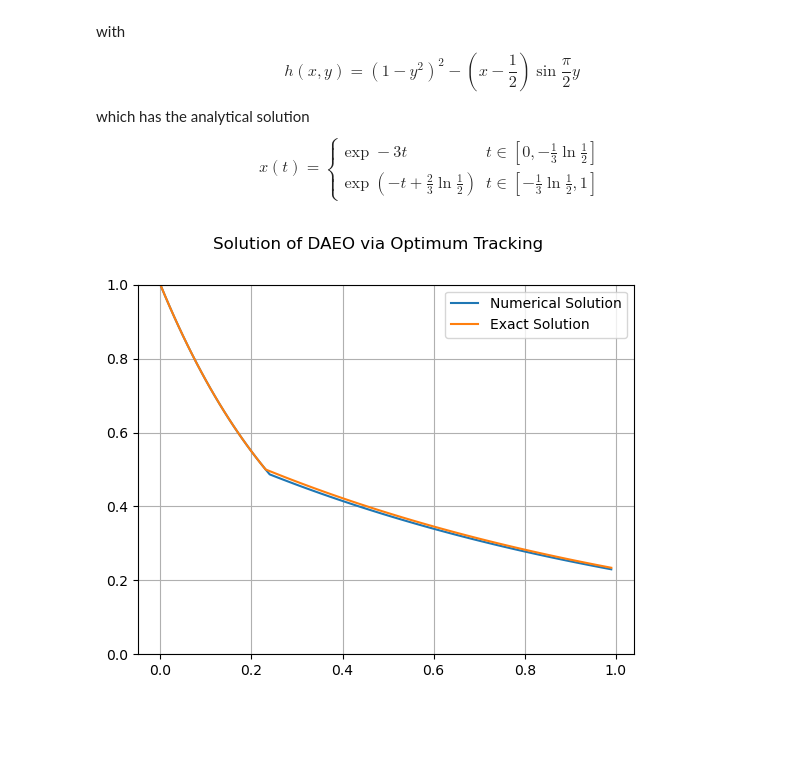
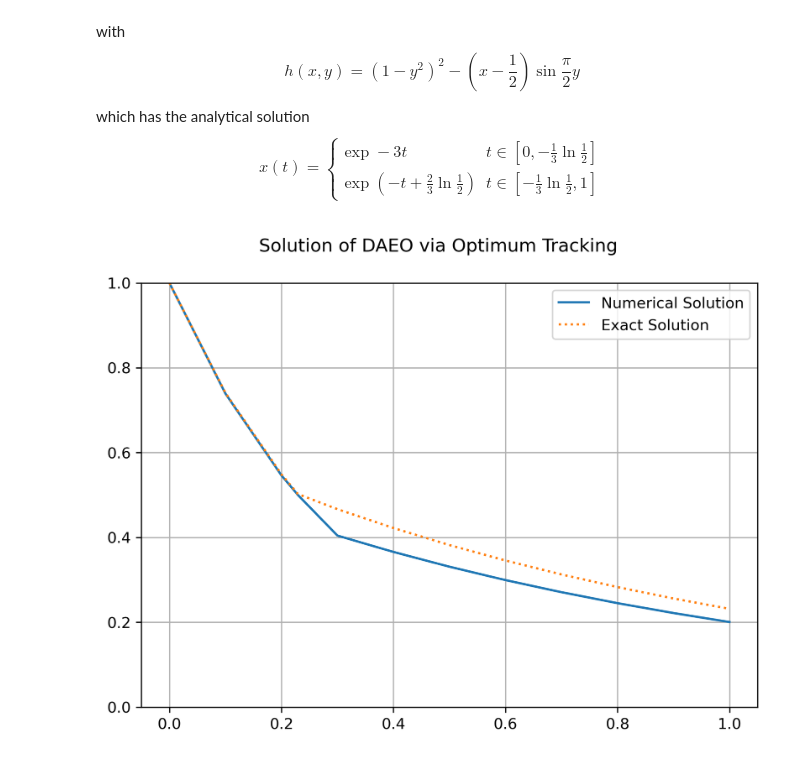
Before and after one commit to STCE-at-RWTH/daeo-tracking-solver, a Jupyter notebook: notebooks/simple_daeo_convergence_study.ipynb, the cells around one changed output. Cells and saved outputs as stored; diff of their text form; code cells hidden in the pictures; blank space fills up the shorter version.

```diff
--- a/notebooks/simple_daeo_convergence_study.ipynb
+++ b/notebooks/simple_daeo_convergence_study.ipynb
@@ -73,20 +73,21 @@ def convergence_data(h_min_pow: int):
     return dt, l2_error_norm, t_e_error
 # %%
 soln = pd.read_csv(
-    "../data/out/simple_example_10_minus_2_solver_log.tsv",
+    "../data/out/simple_example_10_minus_1_solver_log.tsv",
     sep="\t",
     header=0,
     converters=column_parse_dict)[solution_indices]
 # %%
-fig, ax = plot.subplots()
+fig, ax = plot.subplots(dpi=300)
 fig.suptitle("Solution of DAEO via Optimum Tracking")
+fig.tight_layout()
 ax.plot(soln["T"], soln["X"], label="Numerical Solution")
-ax.plot(soln["T"], x_exact(soln["T"]), label="Exact Solution")
+ax.plot(soln["T"], x_exact(soln["T"]), label="Exact Solution", ls=":")
 ax.legend()
 ax.set_ylim((0,1))
 ax.grid(True)
 # %% [output]
-[figure, old version]
+[figure, new version]
 # %%
 dt, l2_err, evt_err = convergence_data(7)
 # %%
```
Also changed, not shown: parts of 3 cells of this notebook, 3 other files.
